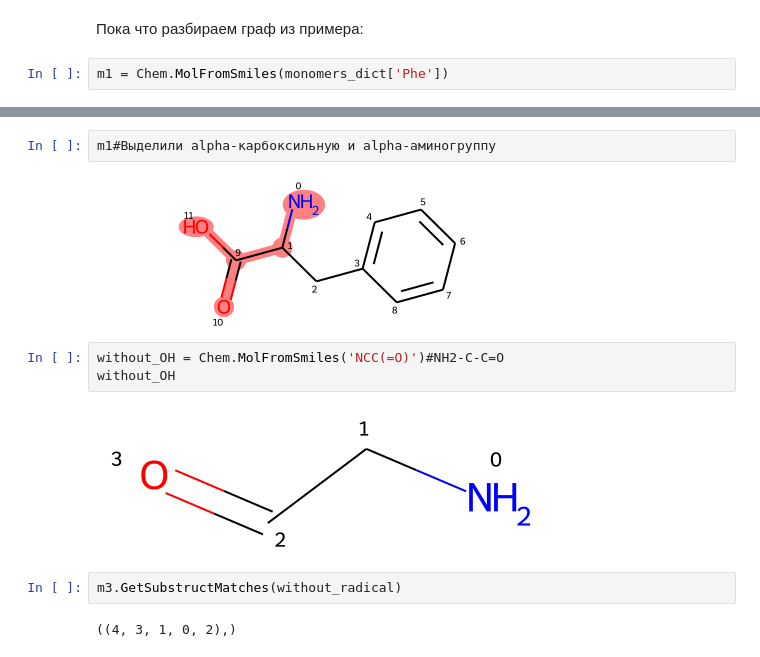
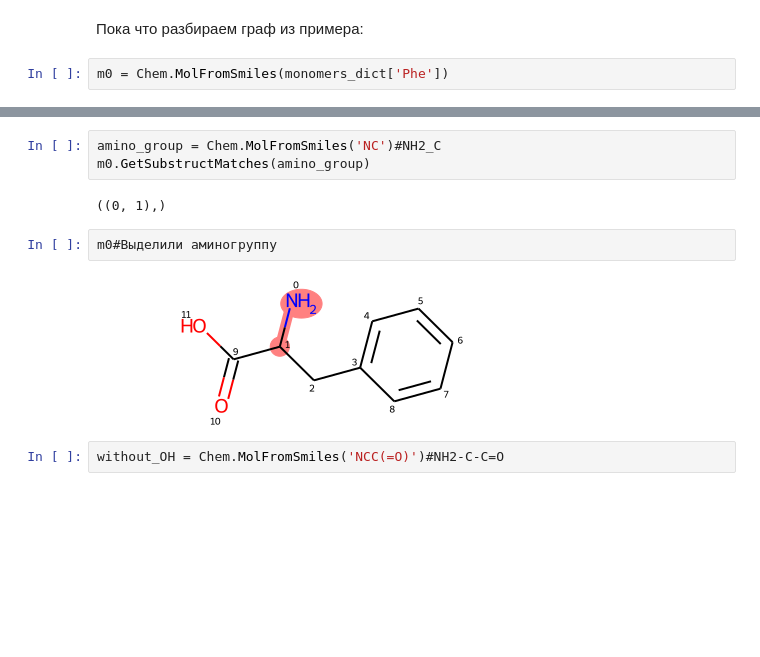
Before and after one commit to pavlov200912/nrp-generation, a Jupyter notebook: Rdkit_graph_drawing.ipynb, the cells around one changed output, grey strips where cells are left out. Saved outputs shown, nothing was run; the diff lists cells and outputs as text; blank space fills up the shorter version.

```diff
--- a/Rdkit_graph_drawing.ipynb
+++ b/Rdkit_graph_drawing.ipynb
@@ -56,5 +56,5 @@ monomers_dict['Phe'] #проверка,что в словаре есть нуж
 # %% [markdown]
 Пока что разбираем граф из примера:
 # %%
-m1 = Chem.MolFromSmiles(monomers_dict['Phe'])
+m0 = Chem.MolFromSmiles(monomers_dict['Phe'])
 # %%
@@ -95,15 +86,13 @@ m1.GetSubstructMatches(without_radical)
 # %% [output]
 ((0, 1, 9, 10, 11),)
+# %%
+amino_group = Chem.MolFromSmiles('NC')#NH2_C
+m0.GetSubstructMatches(amino_group)
+# %% [output]
+((0, 1),)
 # %%
-m1#Выделили alpha-карбоксильную и alpha-аминогруппу
+m0#Выделили аминогруппу
 # %% [output]
-[figure, old version]
+[figure, new version]
 # %%
 without_OH = Chem.MolFromSmiles('NCC(=O)')#NH2-C-C=O
-without_OH
-# %% [output]
-[figure, removed]
-# %%
-m3.GetSubstructMatches(without_radical)
-# %% [output]
-((4, 3, 1, 0, 2),)
```
Also changed, not shown: parts of 35 cells of this notebook.
